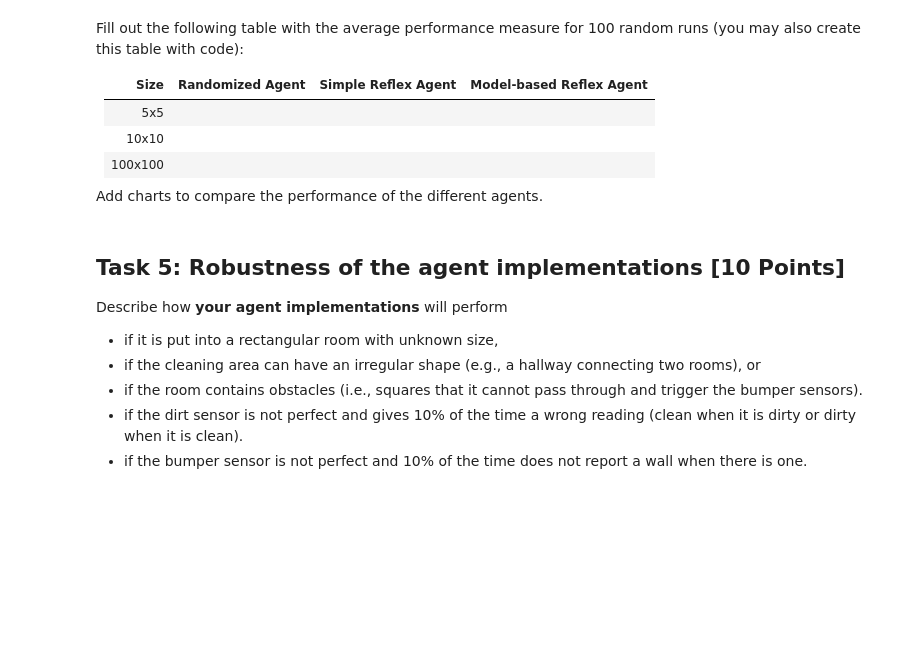
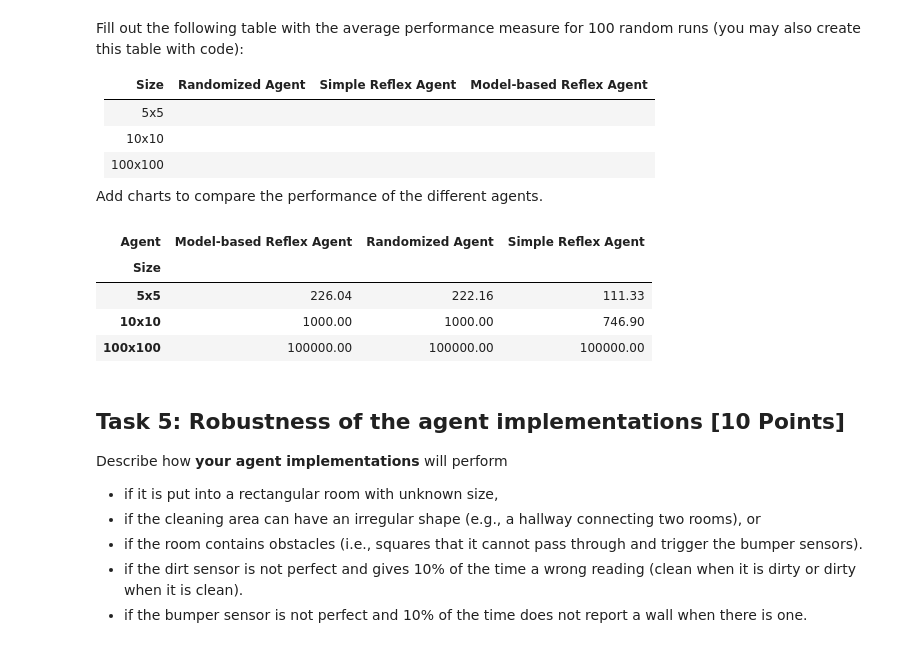
Before and after one commit to doduyquy/sgu-team-2026-advanced-ai-subject, a Jupyter notebook: lab01 - Agent/robot_vacuum.ipynb, the cells around one changed output. Drawn from its saved outputs; the diff is of its cells as text; code cells hidden in the pictures; blank space fills up the shorter version.

```diff
--- a/lab01 - Agent/robot_vacuum.ipynb
+++ b/lab01 - Agent/robot_vacuum.ipynb
@@ -378,3 +521,31 @@ Add charts to compare the performance of the different agents.
+# %%
+summary_table = (
+    study_results.groupby(["Size", "Agent"])
+    .agg(
+        Average_steps=("Steps", "mean"),
+        Standard_deviation=("Steps", "std"),
+        Completion_rate=("Completed", "mean"),
+        Average_remaining_dirty=("Remaining dirty", "mean"),
+    )
+    .reset_index()
+)
+
+summary_table["Completion_rate"] = summary_table["Completion_rate"] * 100
+
+# Table required by the assignment: average performance measure for each agent.
+average_steps_table = summary_table.pivot(
+    index="Size",
+    columns="Agent",
+    values="Average_steps",
+).reindex(["5x5", "10x10", "100x100"])
+
+average_steps_table
+# %% [output]
+| Agent | Model-based Reflex Agent | Randomized Agent | Simple Reflex Agent |
+| Size |  |  |  |
+| 5x5 | 226.04 | 222.16 | 111.33 |
+| 10x10 | 1000.00 | 1000.00 | 746.90 |
+| 100x100 | 100000.00 | 100000.00 | 100000.00 |
 # %% [markdown]
 ## Task 5: Robustness of the agent implementations [10 Points]
 
```
Also changed, not shown: parts of 13 cells of this notebook.
